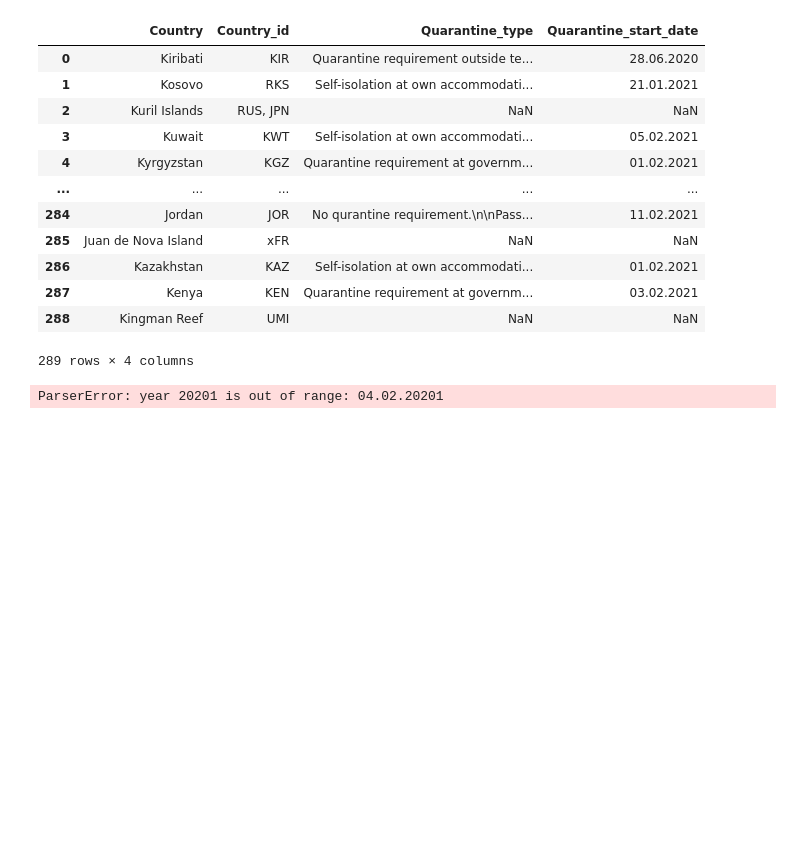
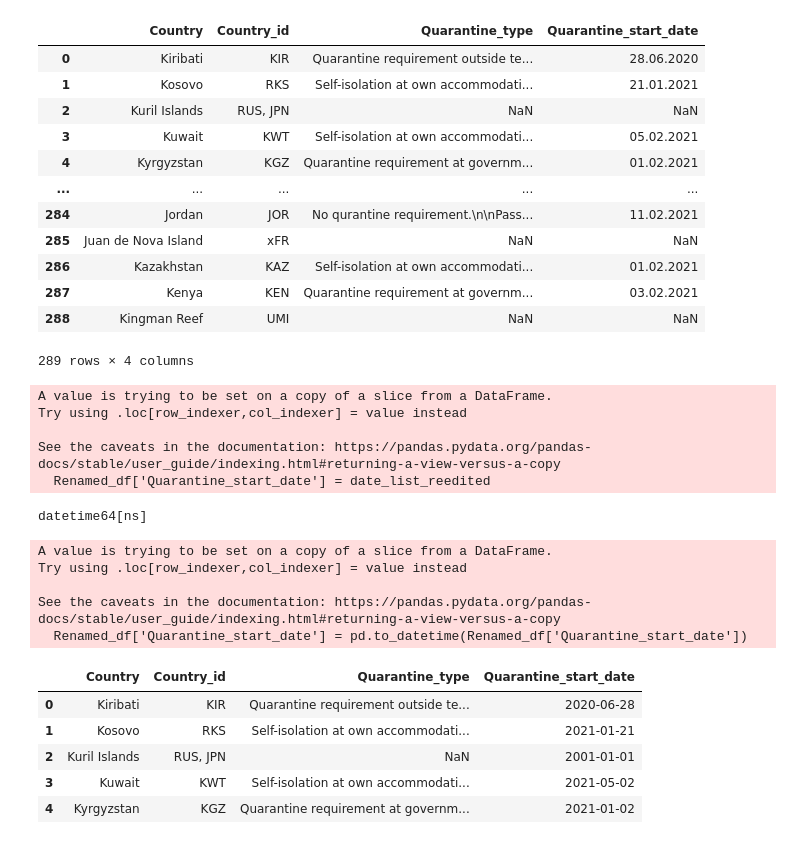
Before and after one commit to sarahDH615/ETL-project, a Jupyter notebook: data/travel_restrictions_clean.ipynb, the cells around one changed output. Saved outputs shown, nothing was run; the diff lists cells and outputs as text; code cells hidden in the pictures; blank space fills up the shorter version.

Commit message:
adding dates

```diff
--- a/data/travel_restrictions_clean.ipynb
+++ b/data/travel_restrictions_clean.ipynb
@@ -51,8 +49,32 @@ date_list = [x.replace('.') for x in Renamed_df['Quarantine_start_date']]
+# %%
+date_list = [str(x).replace('.', '-') for x in Renamed_df['Quarantine_start_date']]
+date_list_edited = ['01-01-01' if x == 'nan' else x for x in date_list]
+date_list_reedited = ['04-02-20' if x == '04-02-20201' else x for x in date_list_edited]
+Renamed_df['Quarantine_start_date'] = date_list_reedited
+# %% [output]
+A value is trying to be set on a copy of a slice from a DataFrame.
+Try using .loc[row_indexer,col_indexer] = value instead
+
+See the caveats in the documentation: https://pandas.pydata.org/pandas-docs/stable/user_guide/indexing.html#returning-a-view-versus-a-copy
+  Renamed_df['Quarantine_start_date'] = date_list_reedited
 # %%
 # changing start date to datetime object
 Renamed_df['Quarantine_start_date'] = pd.to_datetime(Renamed_df['Quarantine_start_date'])
+print(Renamed_df['Quarantine_start_date'].dtype)
+Renamed_df.head()
 # %% [output]
-ParserError: year 20201 is out of range: 04.02.20201
+datetime64[ns]
+A value is trying to be set on a copy of a slice from a DataFrame.
+Try using .loc[row_indexer,col_indexer] = value instead
+
+See the caveats in the documentation: https://pandas.pydata.org/pandas-docs/stable/user_guide/indexing.html#returning-a-view-versus-a-copy
+  Renamed_df['Quarantine_start_date'] = pd.to_datetime(Renamed_df['Quarantine_start_date'])
+|  | Country | Country_id | Quarantine_type | Quarantine_start_date |
+| 0 | Kiribati | KIR | Quarantine requirement outside te... | 2020-06-28 |
+| 1 | Kosovo | RKS | Self-isolation at own accommodati... | 2021-01-21 |
+| 2 | Kuril Islands | RUS, JPN | NaN | 2001-01-01 |
+| 3 | Kuwait | KWT | Self-isolation at own accommodati... | 2021-05-02 |
+| 4 | Kyrgyzstan | KGZ | Quarantine requirement at governm... | 2021-01-02 |
 # %%
 #Rename NaNs in Quarantine type to "unknown"
 non_nans_df= Renamed_df.fillna("Unknown")
```
Also changed, not shown: parts of 4 cells of this notebook, 2 other files.
